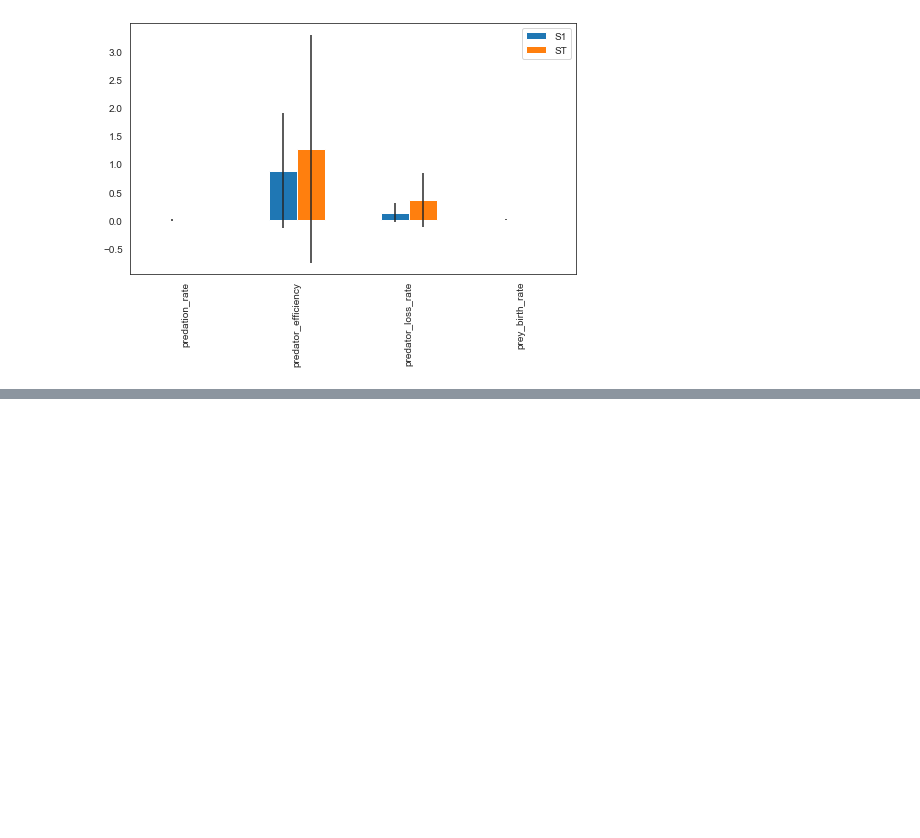
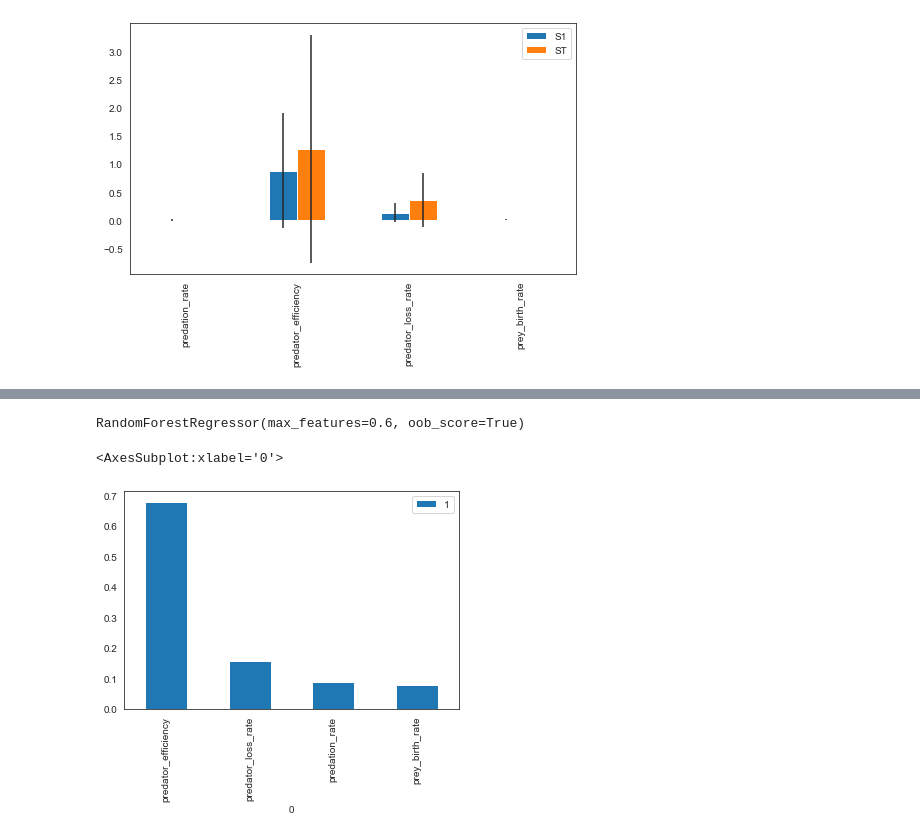
Before and after one commit to floristevito/EPA1361, a Jupyter notebook: lab_sessions/Week 3-4 - vulnerability analysis/assignment 6 - sensitivity analysis.ipynb, the cells around one changed output, grey strips where cells are left out. Drawn from its saved outputs; the diff is of its cells as text; code cells hidden in the pictures; blank space fills up the shorter version.

```diff
--- a/lab_sessions/Week 3-4 - vulnerability analysis/assignment 6 - sensitivity analysis.ipynb
+++ b/lab_sessions/Week 3-4 - vulnerability analysis/assignment 6 - sensitivity analysis.ipynb
@@ -353,0 +359,3 @@ fig.subplots_adjust(bottom=0.3)
+# %%
+with SequentialEvaluator(pred_prey) as evaluator:
+    experiments_trees, outcomes_trees = evaluator.perform_experiments(scenarios = 400, uncertainty_sampling=LHS)
@@ -353,0 +376,10 @@ fig.subplots_adjust(bottom=0.3)
+# %%
+df = pd.DataFrame(outcomes_trees['prey'][:,-1])
+df['std'] = df.T.std()
+df['last'] = df[1460]
+df['mean'] = np.mean(df, axis=1)
+Y = df[['std', 'last', 'mean']]
+X = experiments_trees[['predation_rate', 'predator_efficiency', 'predator_loss_rate', 'prey_birth_rate']]
+# %%
+rd_trees = feature_scoring.get_rf_feature_scores(X,Y,mode = RuleInductionType.REGRESSION,nr_trees=100, max_features=0.6)
+rd_trees[0]
@@ -353,0 +393,9 @@ fig.subplots_adjust(bottom=0.3)
+# %%
+rd_trees[1]
+# %% [output]
+RandomForestRegressor(max_features=0.6, oob_score=True)
+# %%
+rd_trees[0].plot.bar()
+# %% [output]
+<AxesSubplot:xlabel='0'>
+[figure, added]
```
Also changed, not shown: parts of 4 cells of this notebook.
